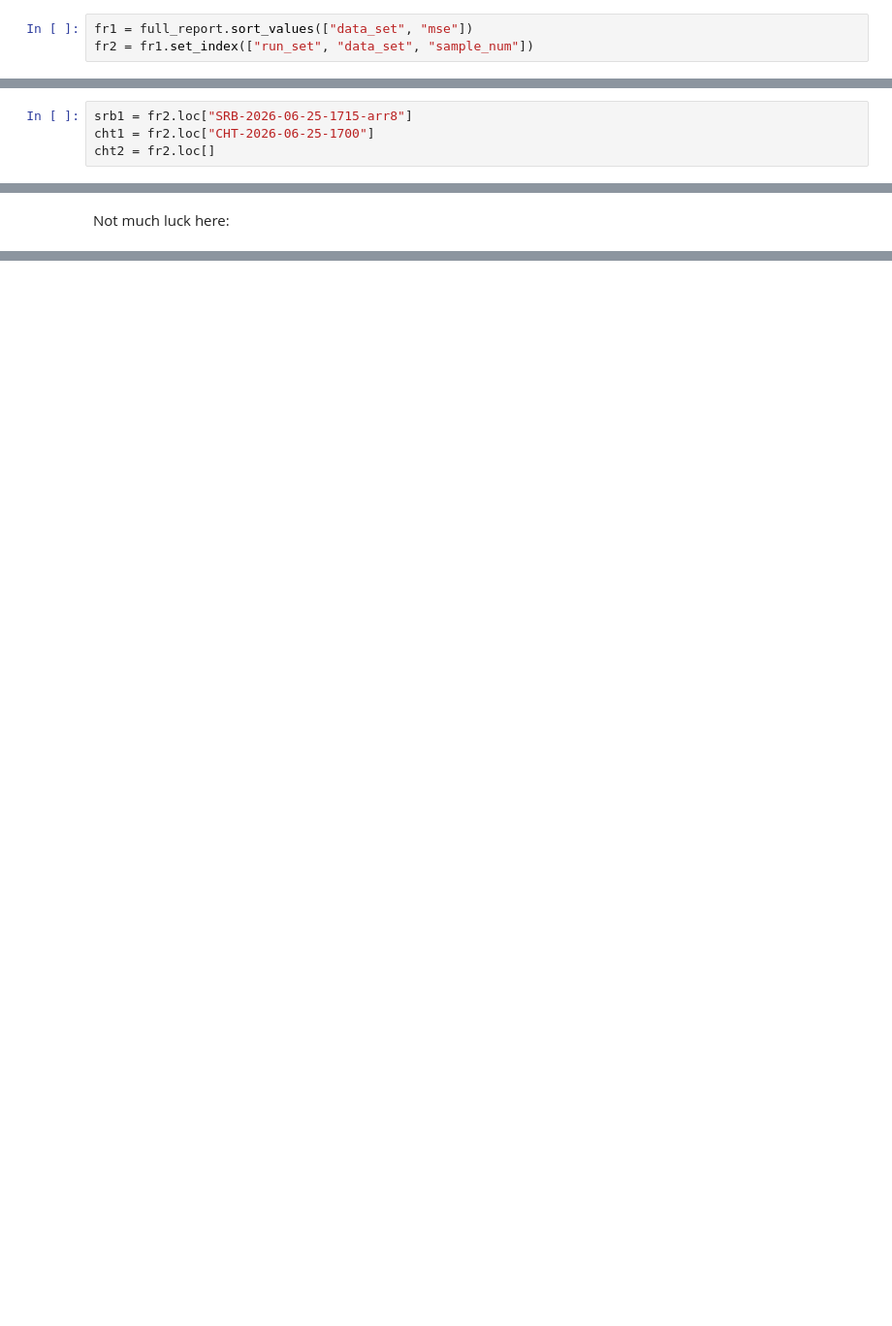
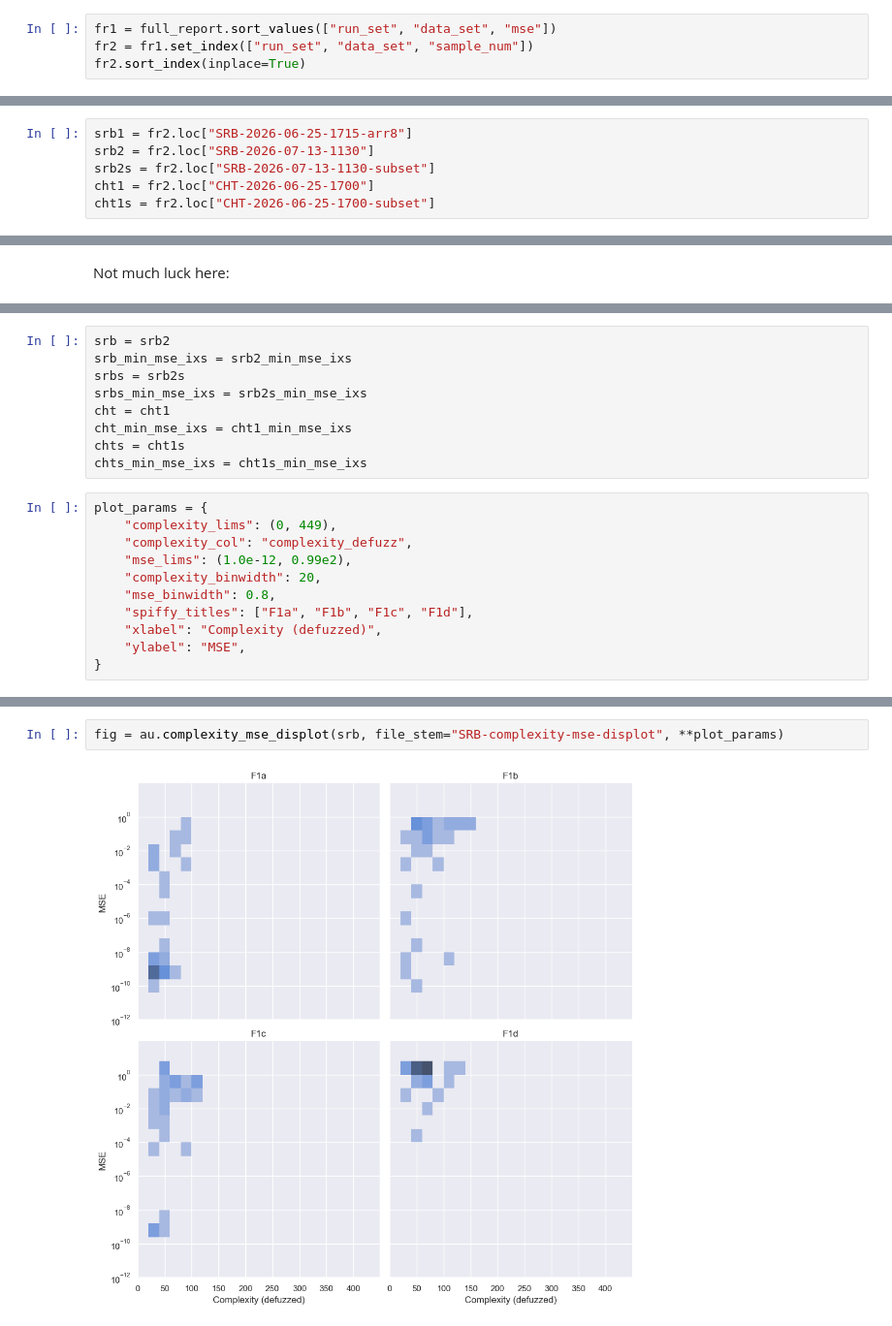
Before and after one commit to wgm-applied-math/JessamineBenchmark.jl, a Jupyter notebook: benchmarks/Friedman-1/Analysis.ipynb, the cells around one changed output, grey strips where cells are left out. Shown at 97% size. Saved outputs shown, nothing was run; the diff lists cells and outputs as text; blank space fills up the shorter version.

Commit message:
Working on figures: General routines and Friedman

```diff
--- a/benchmarks/Friedman-1/Analysis.ipynb
+++ b/benchmarks/Friedman-1/Analysis.ipynb
@@ -41,5 +51,6 @@ full_report.run_set.unique()
 # %% [markdown]
 Make rows indexable by run set, data set, and sample number.
 # %%
-fr1 = full_report.sort_values(["data_set", "mse"])
+fr1 = full_report.sort_values(["run_set", "data_set", "mse"])
 fr2 = fr1.set_index(["run_set", "data_set", "sample_num"])
+fr2.sort_index(inplace=True)
@@ -46,6 +79,8 @@ fr2 = fr1.set_index(["run_set", "data_set", "sample_num"])
 # %%
 srb1 = fr2.loc["SRB-2026-06-25-1715-arr8"]
+srb2 = fr2.loc["SRB-2026-07-13-1130"]
+srb2s = fr2.loc["SRB-2026-07-13-1130-subset"]
 cht1 = fr2.loc["CHT-2026-06-25-1700"]
-cht2 = fr2.loc[]
+cht1s = fr2.loc["CHT-2026-06-25-1700-subset"]
 # %%
 srb1.groupby(level=["data_set"]).size()
@@ -123,0 +389,20 @@ Cheating does seem to help here:
+# %%
+srb = srb2
+srb_min_mse_ixs = srb2_min_mse_ixs
+srbs = srb2s
+srbs_min_mse_ixs = srb2s_min_mse_ixs
+cht = cht1
+cht_min_mse_ixs = cht1_min_mse_ixs
+chts = cht1s
+chts_min_mse_ixs = cht1s_min_mse_ixs
+# %%
+plot_params = {
+    "complexity_lims": (0, 449),
+    "complexity_col": "complexity_defuzz",
+    "mse_lims": (1.0e-12, 0.99e2),
+    "complexity_binwidth": 20,
+    "mse_binwidth": 0.8,
+    "spiffy_titles": ["F1a", "F1b", "F1c", "F1d"],
+    "xlabel": "Complexity (defuzzed)",
+    "ylabel": "MSE",
+}
@@ -123,0 +411,4 @@ Cheating does seem to help here:
+# %%
+fig = au.complexity_mse_displot(srb, file_stem="SRB-complexity-mse-displot", **plot_params)
+# %% [output]
+[figure, added]
```
Also changed, not shown: parts of 64 cells of this notebook, 1 other file.
